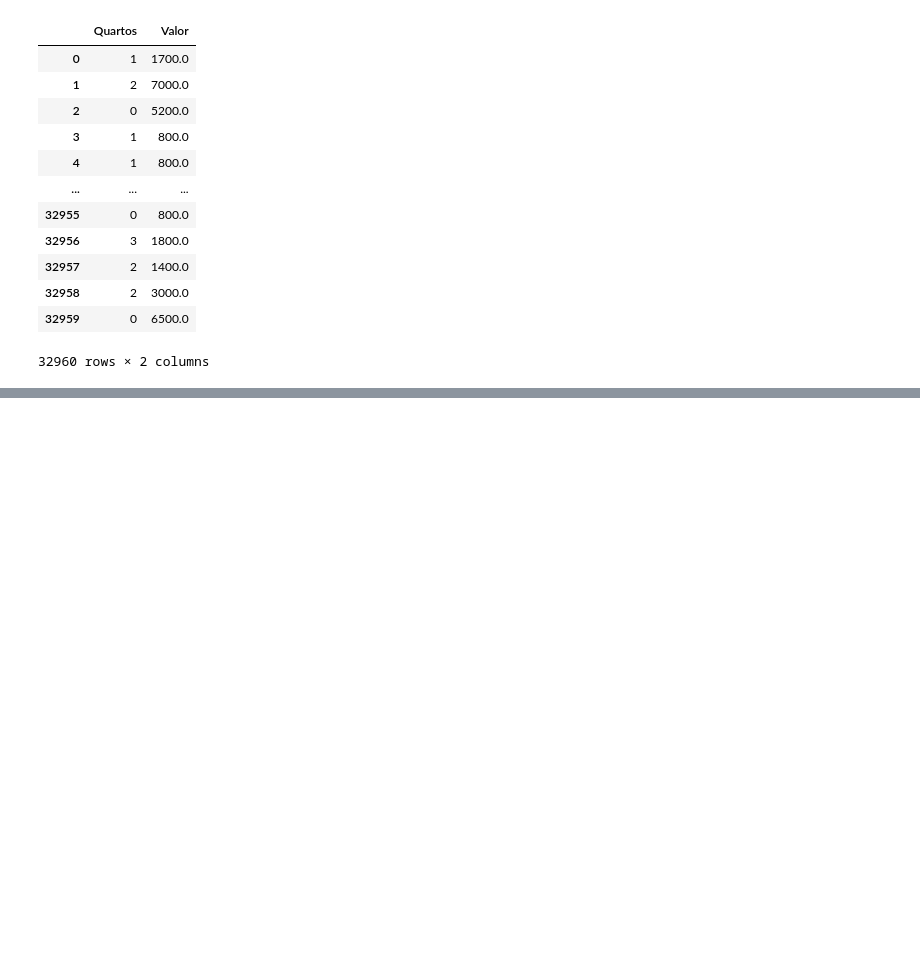
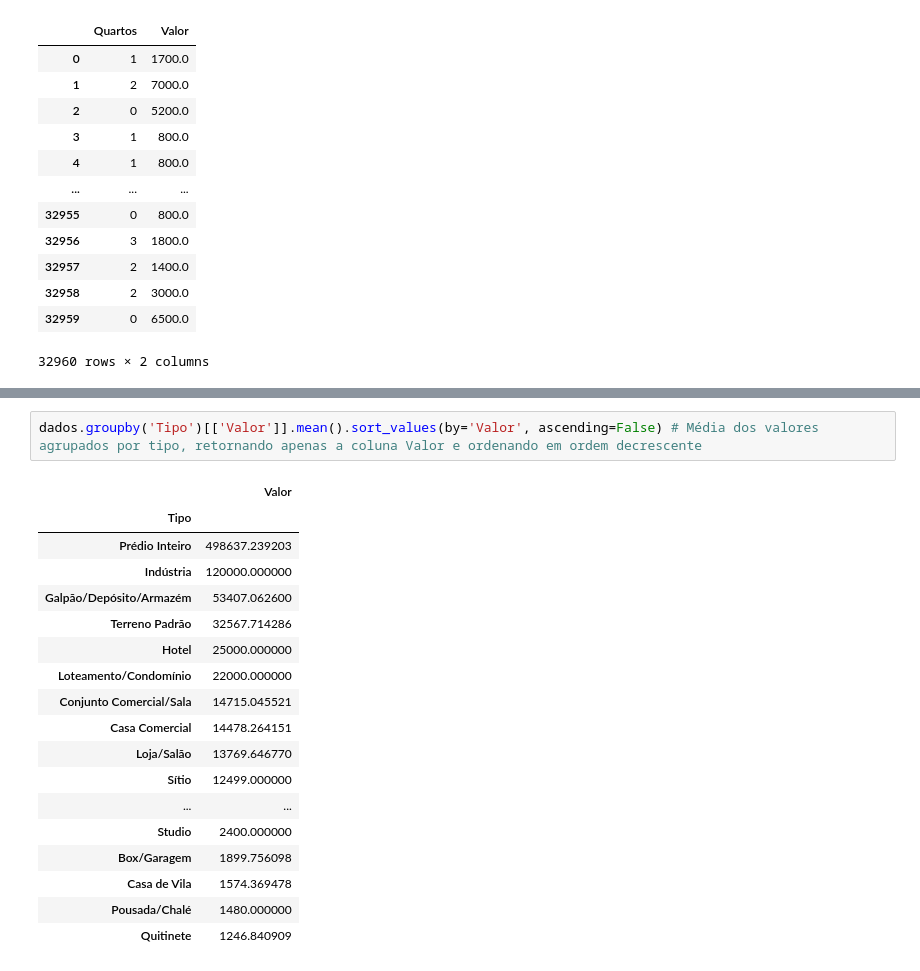
Before and after one commit to quesia-araujo/pandas-conhecendo, a Jupyter notebook: codigo.ipynb, the cells around one changed output, grey strips where cells are left out. Cells and saved outputs as stored; diff of their text form; blank space fills up the shorter version.

```diff
--- a/codigo.ipynb
+++ b/codigo.ipynb
@@ -126,0 +175,21 @@ dados[['Quartos', 'Valor']] # Visualizando mais de uma coluna
+# %%
+dados.groupby('Tipo')[['Valor']].mean().sort_values(by='Valor', ascending=False) # Média dos valores agrupados por tipo, retornando apenas a coluna Valor e ordenando em ordem decrescente
+# %% [output]
+|  | Valor |
+| Tipo |  |
+| Prédio Inteiro | 498637.239203 |
+| Indústria | 120000.000000 |
+| Galpão/Depósito/Armazém | 53407.062600 |
+| Terreno Padrão | 32567.714286 |
+| Hotel | 25000.000000 |
+| Loteamento/Condomínio | 22000.000000 |
+| Conjunto Comercial/Sala | 14715.045521 |
+| Casa Comercial | 14478.264151 |
+| Loja/Salão | 13769.646770 |
+| Sítio | 12499.000000 |
+| ... | ... |
+| Studio | 2400.000000 |
+| Box/Garagem | 1899.756098 |
+| Casa de Vila | 1574.369478 |
+| Pousada/Chalé | 1480.000000 |
+| Quitinete | 1246.840909 |
```
Also changed, not shown: parts of 7 cells of this notebook.
